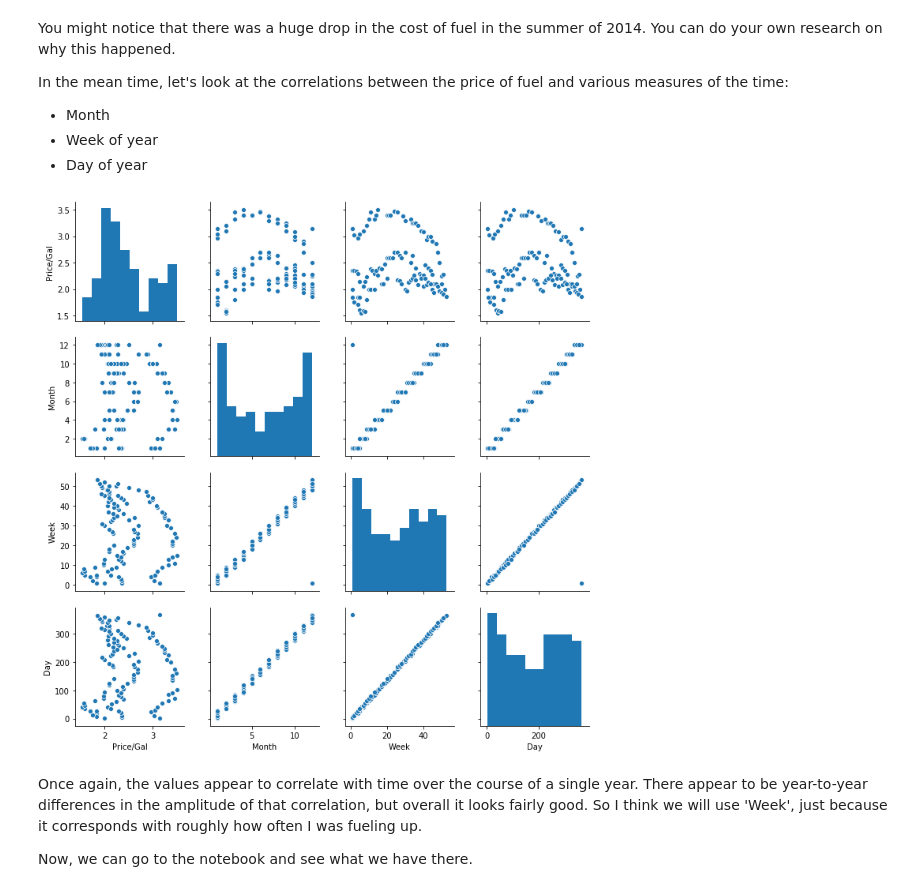
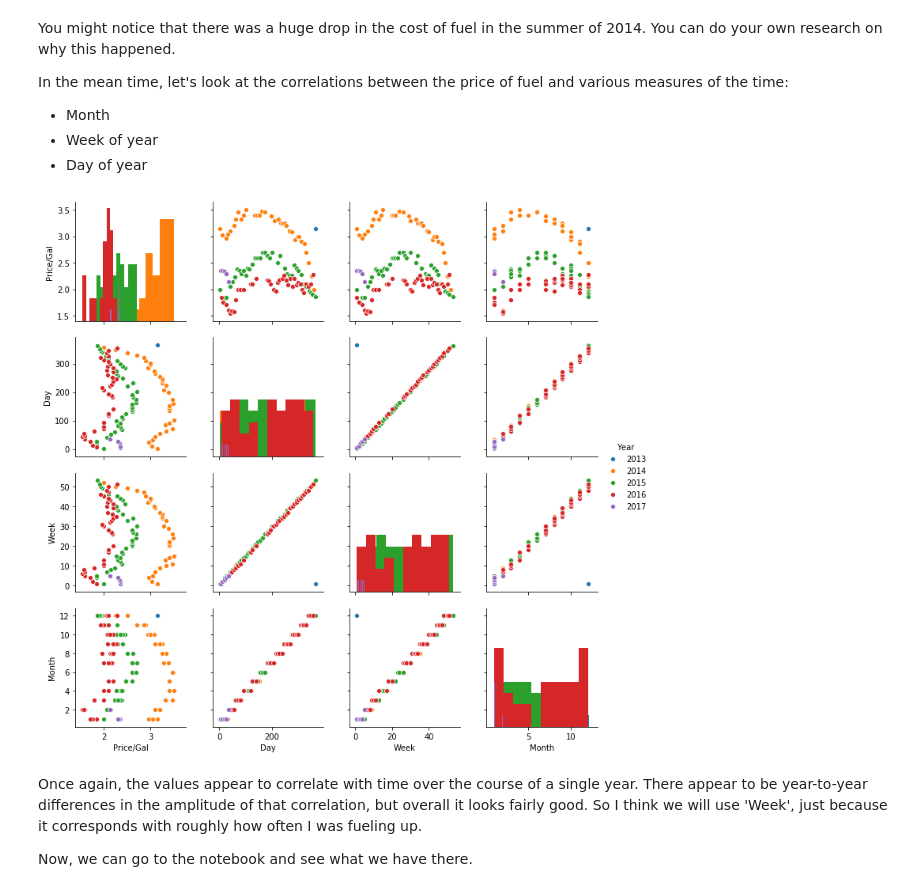
Before and after one commit to Jvinniec/fuel_economy, a Jupyter notebook: visualization/price-per-gallon_viz.ipynb, the cells around one changed output. Saved outputs shown, nothing was run; the diff lists cells and outputs as text; code cells hidden in the pictures.

Commit message:
Update the pairplot for the Price/Gallon viz notebook

```diff
--- a/visualization/price-per-gallon_viz.ipynb
+++ b/visualization/price-per-gallon_viz.ipynb
@@ -14,7 +14,7 @@ register_matplotlib_converters()
 Pandas version: 0.25.3
 # %%
 # load the data
-db = pd.read_pickle('data/data_formatted.pkl')
+db = pd.read_pickle('../data/data_formatted.pkl')
 # %% [markdown]
 ## Investigate the data
 Let's load the database that we generated previously and checkout what's inside of it.
@@ -107,11 +107,13 @@ db_time = db.dropna(subset=['Price/Gal','Date'])
 db_time['Month'] = [d.month      for d in db_time.Date]
 db_time['Week']  = [d.weekofyear for d in db_time.Date]
 db_time['Day']   = [d.dayofyear  for d in db_time.Date]
+db_time['Year']  = [d.year       for d in db_time.Date]
 # %%
 # Plot the time correlations
-g = sns.pairplot(db_time[['Price/Gal','Month','Week','Day']], dropna=True)
+g = sns.pairplot(db_time, vars=['Price/Gal','Day','Week','Month'],
+                 diag_kind='hist', hue="Year", dropna=True)
 # %% [output]
-[figure, old version]
+[figure, new version]
 # %% [markdown]
 Once again, the values appear to correlate with time over the course of a single year. There appear to be year-to-year differences in the amplitude of that correlation, but overall it looks fairly good. So I think we will use 'Week', just because it corresponds with roughly how often I was fueling up.
 
```
